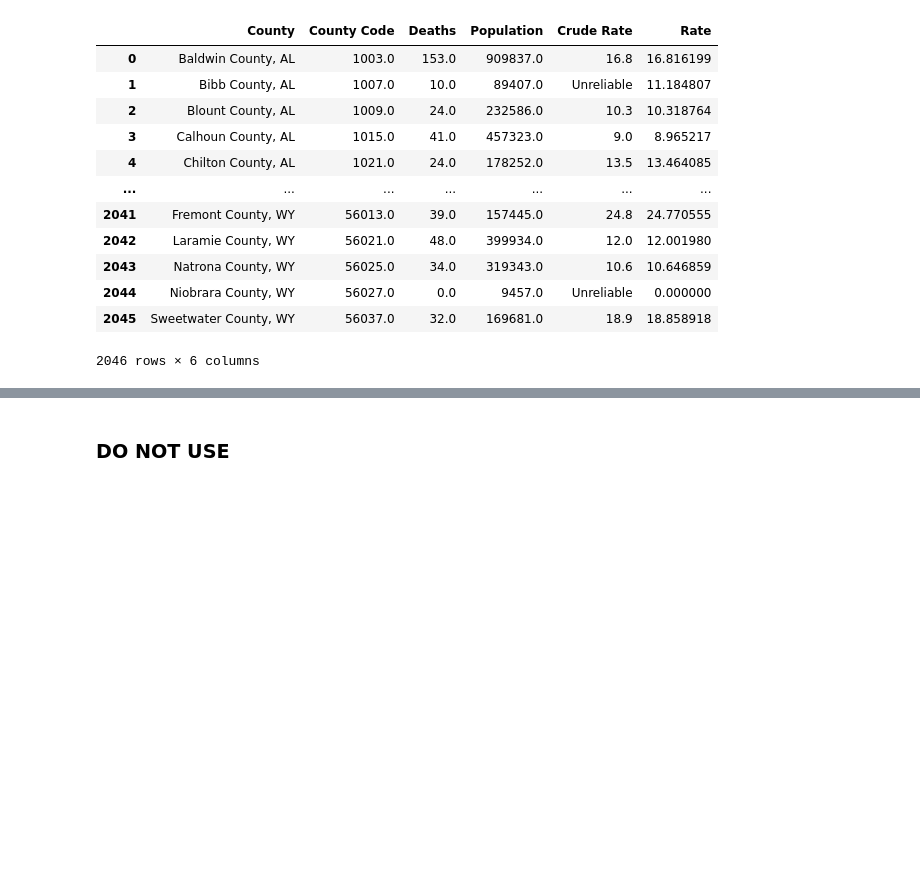
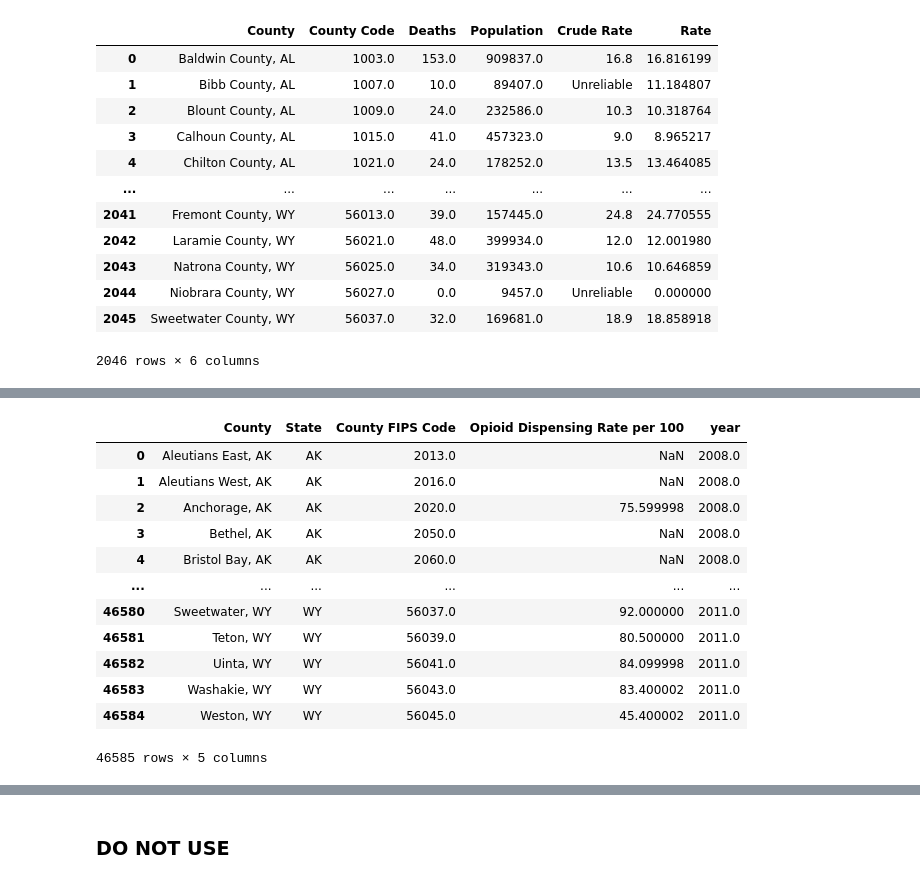
Before and after one commit to Ludougan123234/624-project, a Jupyter notebook: exp_opioid randy.ipynb, the cells around one changed output, grey strips where cells are left out. Drawn from its saved outputs; the diff is of its cells as text; code cells hidden in the pictures; blank space fills up the shorter version.

```diff
--- a/exp_opioid randy.ipynb
+++ b/exp_opioid randy.ipynb
@@ -679,0 +738,16 @@ death_df.merge(state_rx, how="left", )
+# %%
+df
+# %% [output]
+|  | County | State | County FIPS Code | Opioid Dispensing Rate per 100 | year |
+| 0 | Aleutians East, AK | AK | 2013.0 | NaN | 2008.0 |
+| 1 | Aleutians West, AK | AK | 2016.0 | NaN | 2008.0 |
+| 2 | Anchorage, AK | AK | 2020.0 | 75.599998 | 2008.0 |
+| 3 | Bethel, AK | AK | 2050.0 | NaN | 2008.0 |
+| 4 | Bristol Bay, AK | AK | 2060.0 | NaN | 2008.0 |
+| ... | ... | ... | ... | ... | ... |
+| 46580 | Sweetwater, WY | WY | 56037.0 | 92.000000 | 2011.0 |
+| 46581 | Teton, WY | WY | 56039.0 | 80.500000 | 2011.0 |
+| 46582 | Uinta, WY | WY | 56041.0 | 84.099998 | 2011.0 |
+| 46583 | Washakie, WY | WY | 56043.0 | 83.400002 | 2011.0 |
+| 46584 | Weston, WY | WY | 56045.0 | 45.400002 | 2011.0 |
+46585 rows × 5 columns
```
Also changed, not shown: parts of 9 cells of this notebook.
